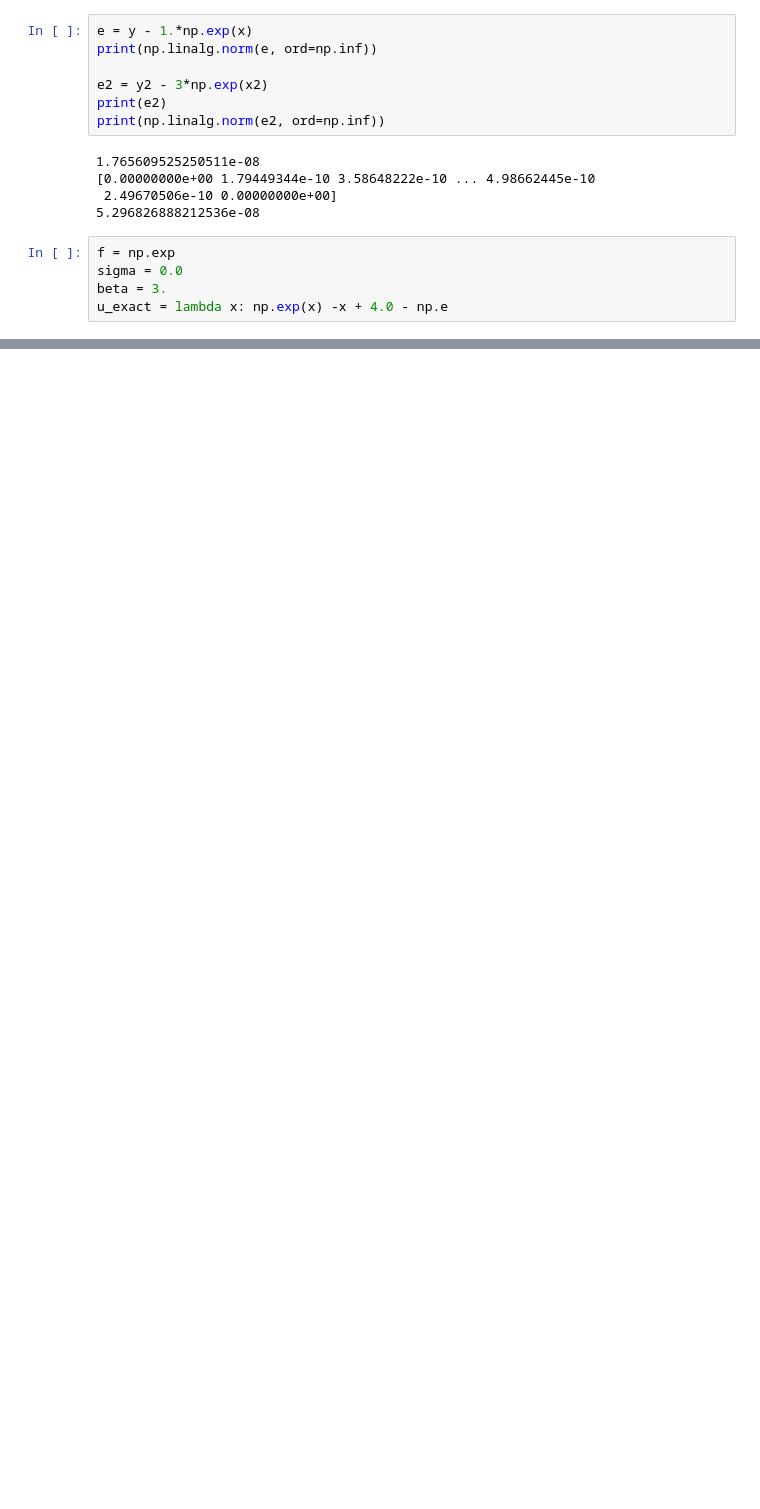
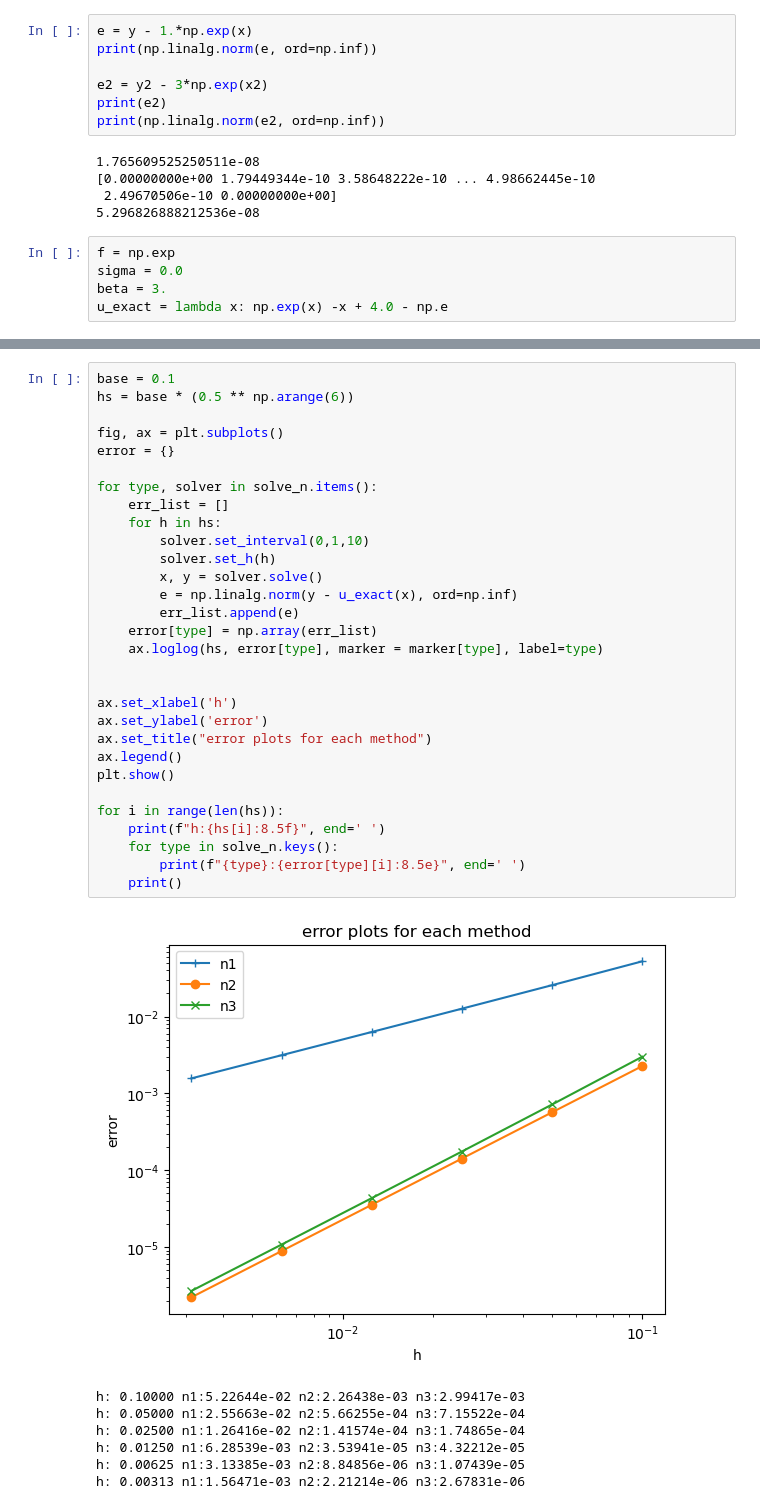
Before and after one commit to bluelama130/Numerical-Analysis, a Jupyter notebook: finite_difference/upp.ipynb, the cells around one changed output, grey strips where cells are left out. Drawn from its saved outputs; the diff is of its cells as text; blank space fills up the shorter version.

```diff
--- a/finite_difference/upp.ipynb
+++ b/finite_difference/upp.ipynb
@@ -87,0 +108,38 @@ type: n3 error: 1.707344399193289e-08
+# %%
+base = 0.1
+hs = base * (0.5 ** np.arange(6))
+
+fig, ax = plt.subplots()
+error = {}
+
+for type, solver in solve_n.items():
+    err_list = []
+    for h in hs:
+        solver.set_interval(0,1,10)
+        solver.set_h(h)
+        x, y = solver.solve()
+        e = np.linalg.norm(y - u_exact(x), ord=np.inf)
+        err_list.append(e)
+    error[type] = np.array(err_list)
+    ax.loglog(hs, error[type], marker = marker[type], label=type)
+
+
+ax.set_xlabel('h')
+ax.set_ylabel('error')
+ax.set_title("error plots for each method")
+ax.legend()
+plt.show()
+
+for i in range(len(hs)):
+    print(f"h:{hs[i]:8.5f}", end=' ')
+    for type in solve_n.keys():
+        print(f"{type}:{error[type][i]:8.5e}", end=' ')
+    print()
+# %% [output]
+[figure, added]
+h: 0.10000 n1:5.22644e-02 n2:2.26438e-03 n3:2.99417e-03
+h: 0.05000 n1:2.55663e-02 n2:5.66255e-04 n3:7.15522e-04
+h: 0.02500 n1:1.26416e-02 n2:1.41574e-04 n3:1.74865e-04
+h: 0.01250 n1:6.28539e-03 n2:3.53941e-05 n3:4.32212e-05
+h: 0.00625 n1:3.13385e-03 n2:8.84856e-06 n3:1.07439e-05
+h: 0.00313 n1:1.56471e-03 n2:2.21214e-06 n3:2.67831e-06
```
Also changed, not shown: parts of 5 cells of this notebook, 4 other files.
